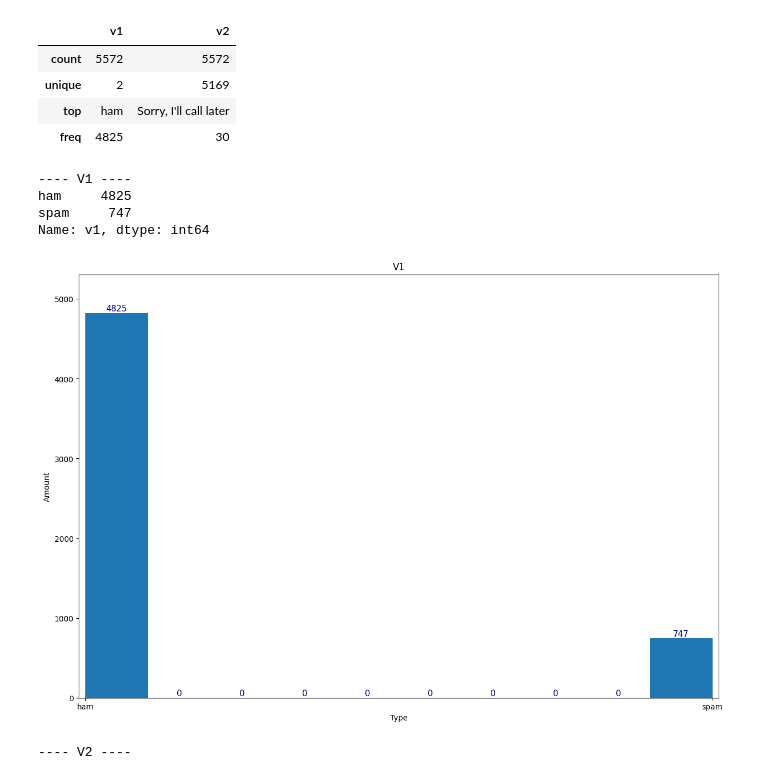
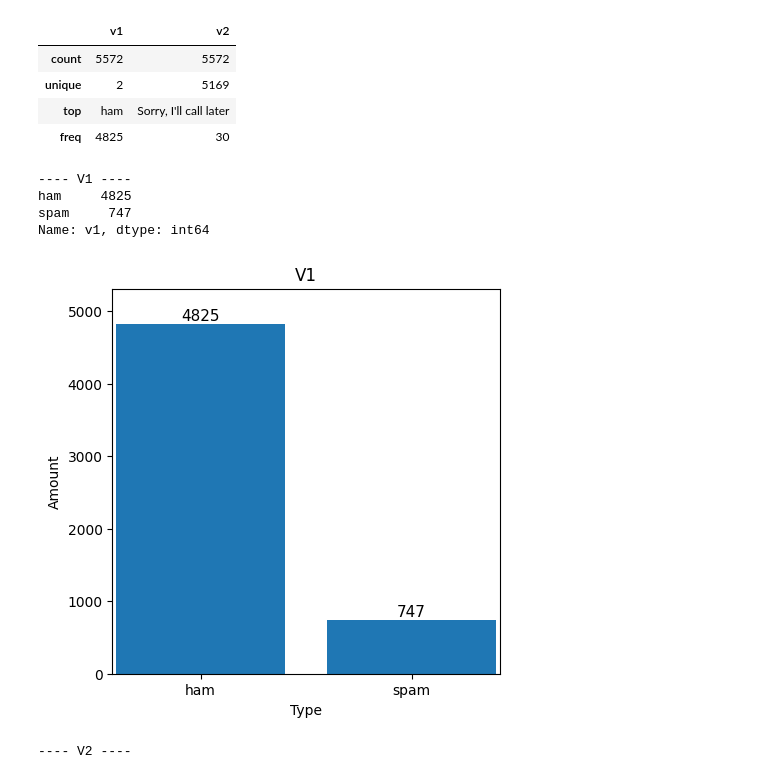
Before and after one commit to JDgomez2002/proj2_AI, a Jupyter notebook: proj2.ipynb, the cells around one changed output. Drawn from its saved outputs; the diff is of its cells as text; code cells hidden in the pictures.

```diff
--- a/proj2.ipynb
+++ b/proj2.ipynb
@@ -88,21 +88,24 @@ spam.describe()
 # %%
 print("---- V1 ----")
 # visualize the distribution and amount with labels
-print(spam['v1'].value_counts())
-plt.figure(figsize=(5, 10))
-values, bins, bars = plt.hist(spam["v1"])
+counts = spam['v1'].value_counts()
+print(counts)
+
+plt.figure(figsize=(5, 5))
+bars = plt.bar(counts.index, counts.values)
 plt.xlabel("Type")
 plt.ylabel("Amount")
 plt.title('V1')
-plt.bar_label(bars, fontsize=11, color='navy')
+plt.bar_label(bars, fontsize=11, color='black')
 plt.margins(x=0.01, y=0.1)
+plt.xticks(rotation=0)
 plt.show()
 # %% [output]
 ---- V1 ----
 ham     4825
 spam     747
 Name: v1, dtype: int64
-[figure, old version]
+[figure, new version]
 # %%
 print("---- V2 ----")
 spam["v2"].describe()
```
